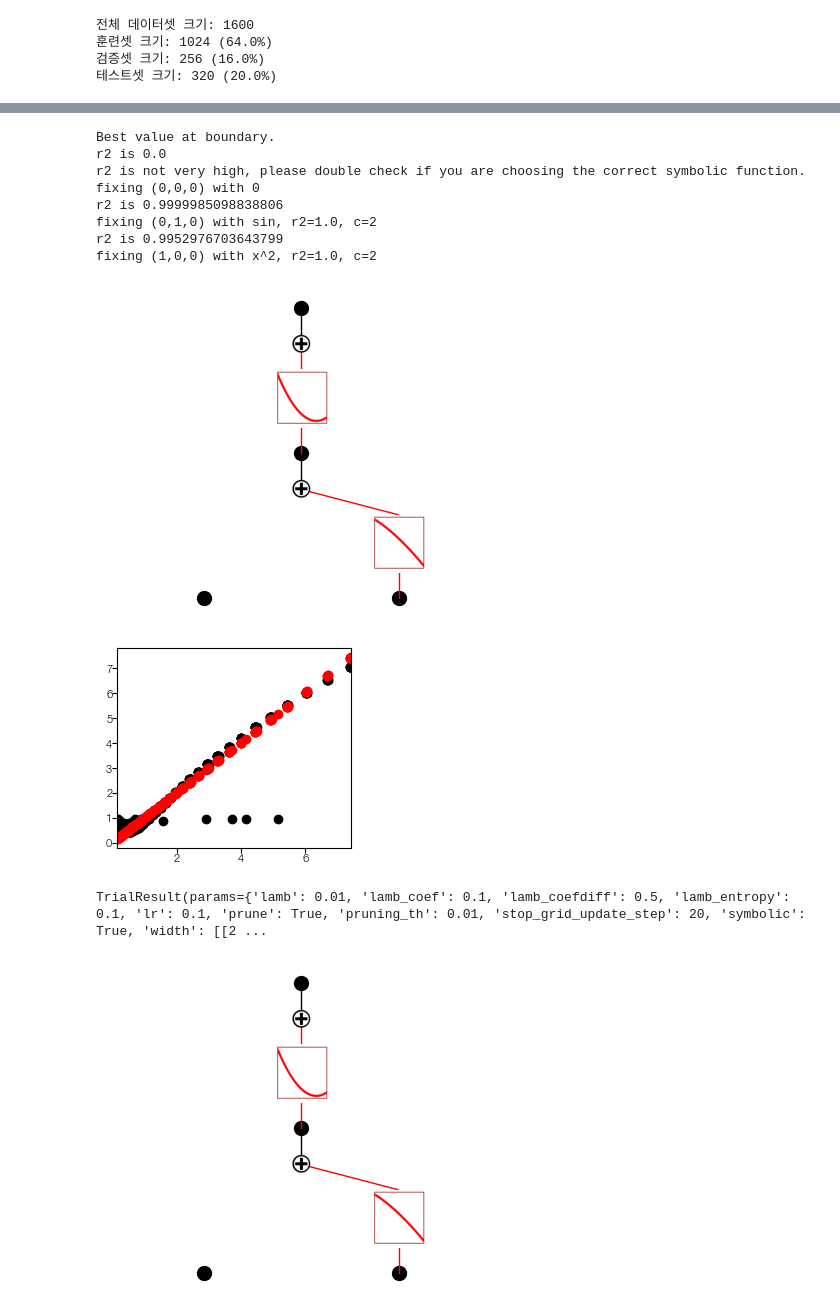
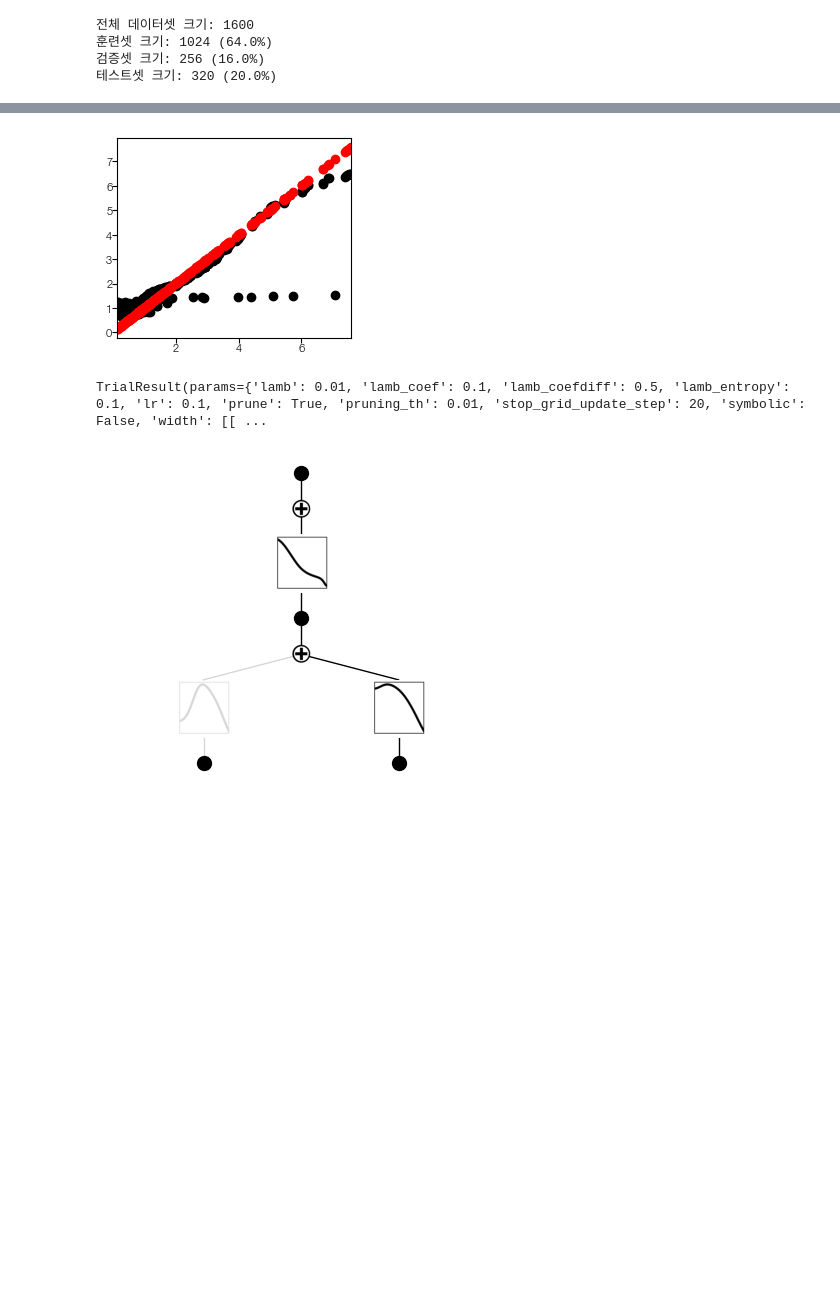
Before and after one commit to Hyein-coder/pykan, a Jupyter notebook: github/workflows/Hyein/toy_8_convex.ipynb, the cells around one changed output, grey strips where cells are left out. Cells and saved outputs as stored; diff of their text form; code cells hidden in the pictures; blank space fills up the shorter version.

```diff
--- a/github/workflows/Hyein/toy_8_convex.ipynb
+++ b/github/workflows/Hyein/toy_8_convex.ipynb
@@ -13,7 +13,7 @@ import pandas as pd
 device = torch.device('cuda' if torch.cuda.is_available() else 'cpu')
 
 root_dir = os.path.join(os.getcwd())
-save_dir = os.path.join(root_dir, "custom_figures", "material_01")
+save_dir = os.path.join(root_dir, "custom_figures", "toy8")
 os.makedirs(save_dir, exist_ok=True)
 
 f_param = "toy_8_20251125_1732"
@@ -98,7 +98,7 @@ x2_grid = np.linspace(-1, 1, 40)
 
 x1, x2 = np.meshgrid(x1_grid, x2_grid)
 X = np.stack((x1.flatten(), x2.flatten()), axis=1)
-y = x1 ** 2 / (x2 + 1.02) / 10 + np.exp(2 * x2)
+y = x1 ** 2 / (x2 + 1.08) / 1.8
 y = y.flatten().reshape(-1, 1)
 
 X_temp, X_test, y_temp, y_test = train_test_split(X, y, test_size=0.2, random_state=42)
@@ -154,9 +154,9 @@ params = {k: v for k, v in d_opt_flat.items() if "param_" in k}
 params = {key.replace('param_', ''): value for key, value in params.items()}
 print(params)
 
-# params['symbolic'] = False
-params['lamb'] = 0
-# params['max_grid'] = 10
+params['symbolic'] = False
+params['max_grid'] = 5
+# params['steps'] = 10
 params['pruning_th'] = 0.01
 
 res, model, fit_kwargs, dataset = evaluate_params(
@@ -174,15 +174,6 @@ plt.show()
+[figure, new version]
-Best value at boundary.
-r2 is 0.0
-r2 is not very high, please double check if you are choosing the correct symbolic function.
-fixing (0,0,0) with 0
-r2 is 0.9999985098838806
-fixing (0,1,0) with sin, r2=1.0, c=2
-r2 is 0.9952976703643799
-fixing (1,0,0) with x^2, r2=1.0, c=2
+TrialResult(params={'lamb': 0.01, 'lamb_coef': 0.1, 'lamb_coefdiff': 0.5, 'lamb_entropy': 0.1, 'lr': 0.1, 'prune': True, 'pruning_th': 0.01, 'stop_grid_update_step': 20, 'symbolic': False, 'width': [[ ...
-[figure, old version]
-[figure, old version]
+[figure, new version]
-TrialResult(params={'lamb': 0.01, 'lamb_coef': 0.1, 'lamb_coefdiff': 0.5, 'lamb_entropy': 0.1, 'lr': 0.1, 'prune': True, 'pruning_th': 0.01, 'stop_grid_update_step': 20, 'symbolic': True, 'width': [[2 ...
-[figure, removed]
 # %%
 from kan.utils import ex_round
 # model.auto_symbolic()
```
Also changed, not shown: parts of 6 cells of this notebook, 3 other files.
